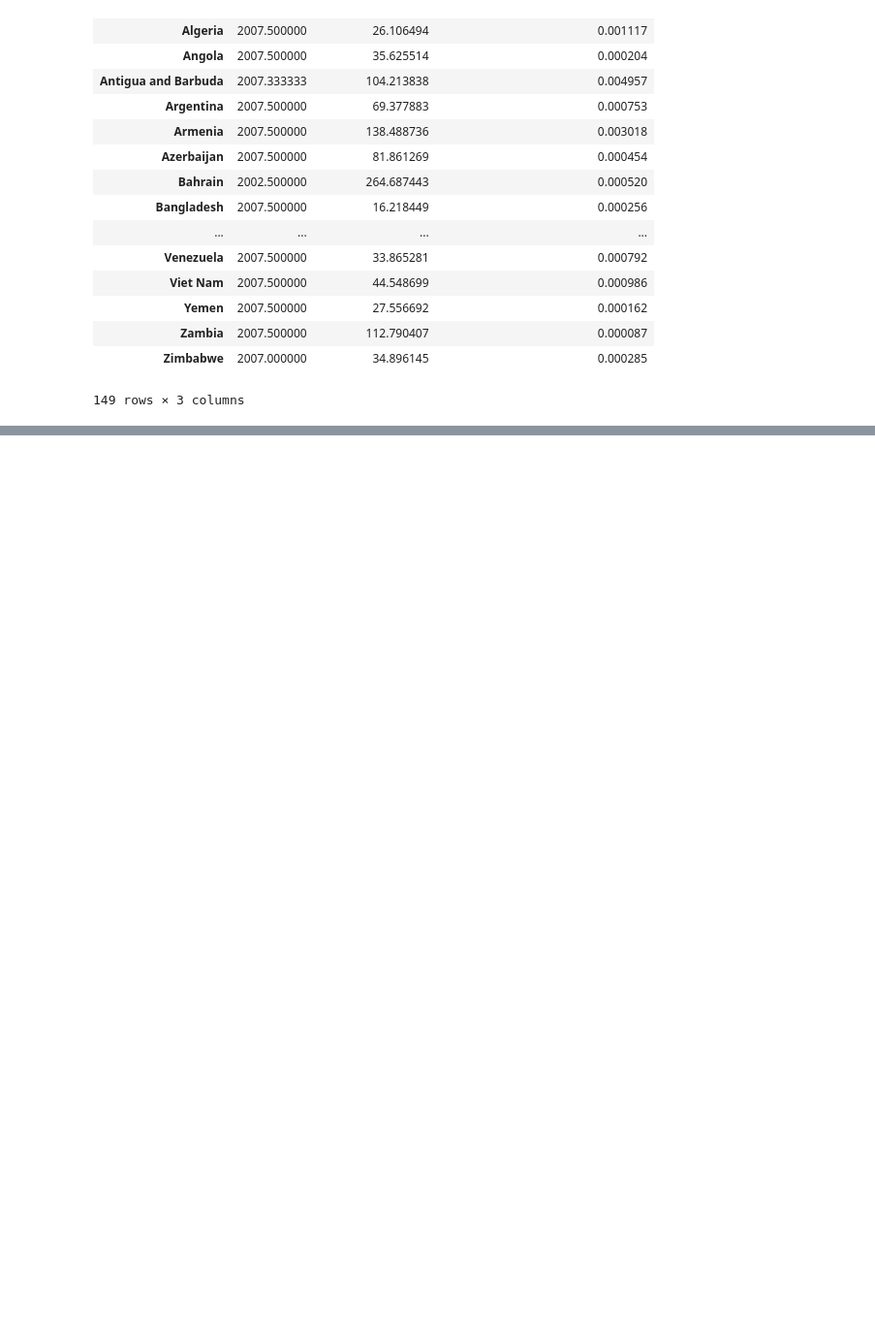
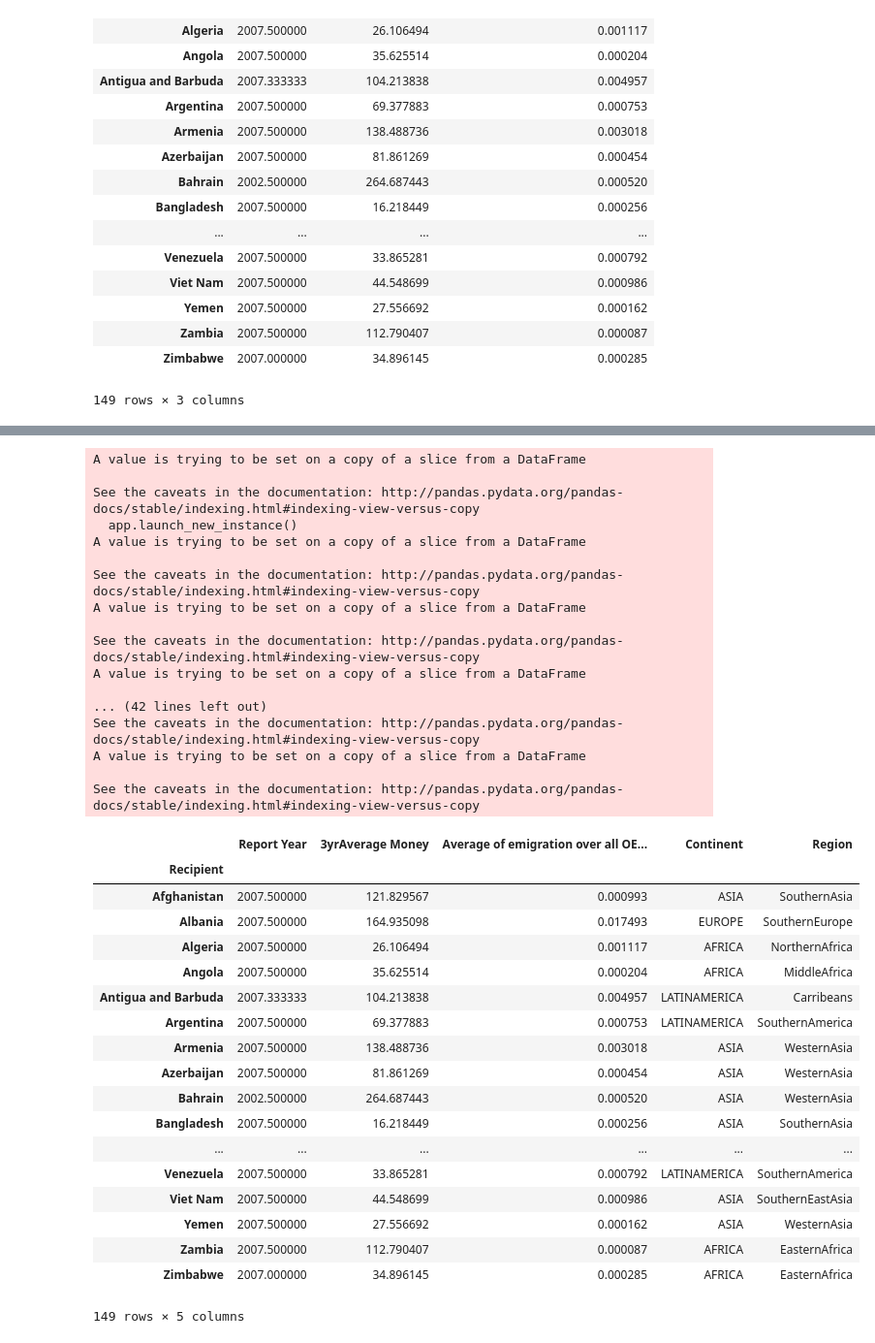
Before and after one commit to HalukaMB/dw_foreignaid, a Jupyter notebook: CleaningANDSumming.ipynb, the cells around one changed output, grey strips where cells are left out. Shown at 97% size. Saved outputs shown, nothing was run; the diff lists cells and outputs as text; code cells hidden in the pictures; blank space fills up the shorter version.

Commit message:
Plots and cleaning stable

```diff
--- a/CleaningANDSumming.ipynb
+++ b/CleaningANDSumming.ipynb
@@ -789,0 +821,61 @@ result1by1.to_csv("Raw_Data/country1by1.csv", index=True)
+# %%
+result=result1by1
+result["Region"]="None"
+result["Region"][result.index.isin(Oceania)==True] = 'Oceania'
+result["Region"][result.index.isin(Carribeans)==True] = 'Carribeans'
+result["Region"][result.index.isin(CentralAmerica)==True] = 'CentralAmerica'
+result["Region"][result.index.isin(NorthernAmerica)==True] = 'NorthernAmerica'
+result["Region"][result.index.isin(SouthernAmerica)==True] = 'SouthernAmerica'
+result["Region"][result.index.isin(WesternEurope)==True] = 'WesternEurope'
+result["Region"][result.index.isin(NorthernEurope)==True] = 'NorthernEurope'
+result["Region"][result.index.isin(EasternEurope)==True] = 'EasternEurope'
+result["Region"][result.index.isin(SouthernEurope)==True] = 'SouthernEurope'
+result["Region"][result.index.isin(WesternAsia)==True] = 'WesternAsia'
+result["Region"][result.index.isin(CentralAsia)==True] = 'CentralAsia'
+result["Region"][result.index.isin(SouthernEastAsia)==True] = 'SouthernEastAsia'
+result["Region"][result.index.isin(SouthernAsia)==True] = 'SouthernAsia'
+result["Region"][result.index.isin(EasternAsia)==True] = 'EasternAsia'
+result["Region"][result.index.isin(WesternAfrica)==True] = 'WesternAfrica'
+result["Region"][result.index.isin(SouthernAfrica)==True] = 'SouthernAfrica'
+result["Region"][result.index.isin(EasternAfrica)==True] = 'EasternAfrica'
+result["Region"][result.index.isin(NorthernAfrica)==True] = 'NorthernAfrica'
+result["Region"][result.index.isin(MiddleAfrica)==True] = 'MiddleAfrica'
+
+result
+# %% [output]
+A value is trying to be set on a copy of a slice from a DataFrame
+
+See the caveats in the documentation: http://pandas.pydata.org/pandas-docs/stable/indexing.html#indexing-view-versus-copy
+  app.launch_new_instance()
+A value is trying to be set on a copy of a slice from a DataFrame
+
+See the caveats in the documentation: http://pandas.pydata.org/pandas-docs/stable/indexing.html#indexing-view-versus-copy
+A value is trying to be set on a copy of a slice from a DataFrame
+
+See the caveats in the documentation: http://pandas.pydata.org/pandas-docs/stable/indexing.html#indexing-view-versus-copy
+A value is trying to be set on a copy of a slice from a DataFrame
+
+... (42 lines left out)
+See the caveats in the documentation: http://pandas.pydata.org/pandas-docs/stable/indexing.html#indexing-view-versus-copy
+A value is trying to be set on a copy of a slice from a DataFrame
+
+See the caveats in the documentation: http://pandas.pydata.org/pandas-docs/stable/indexing.html#indexing-view-versus-copy
+|  | Report Year | 3yrAverage Money | Average of emigration over all OE... | Continent | Region |
+| Recipient |  |  |  |  |  |
+| Afghanistan | 2007.500000 | 121.829567 | 0.000993 | ASIA | SouthernAsia |
+| Albania | 2007.500000 | 164.935098 | 0.017493 | EUROPE | SouthernEurope |
+| Algeria | 2007.500000 | 26.106494 | 0.001117 | AFRICA | NorthernAfrica |
+| Angola | 2007.500000 | 35.625514 | 0.000204 | AFRICA | MiddleAfrica |
+| Antigua and Barbuda | 2007.333333 | 104.213838 | 0.004957 | LATINAMERICA | Carribeans |
+| Argentina | 2007.500000 | 69.377883 | 0.000753 | LATINAMERICA | SouthernAmerica |
+| Armenia | 2007.500000 | 138.488736 | 0.003018 | ASIA | WesternAsia |
+| Azerbaijan | 2007.500000 | 81.861269 | 0.000454 | ASIA | WesternAsia |
+| Bahrain | 2002.500000 | 264.687443 | 0.000520 | ASIA | WesternAsia |
+| Bangladesh | 2007.500000 | 16.218449 | 0.000256 | ASIA | SouthernAsia |
+| ... | ... | ... | ... | ... | ... |
+| Venezuela | 2007.500000 | 33.865281 | 0.000792 | LATINAMERICA | SouthernAmerica |
+| Viet Nam | 2007.500000 | 44.548699 | 0.000986 | ASIA | SouthernEastAsia |
+| Yemen | 2007.500000 | 27.556692 | 0.000162 | ASIA | WesternAsia |
+| Zambia | 2007.500000 | 112.790407 | 0.000087 | AFRICA | EasternAfrica |
+| Zimbabwe | 2007.000000 | 34.896145 | 0.000285 | AFRICA | EasternAfrica |
+149 rows × 5 columns
```
Also changed, not shown: parts of 10 cells of this notebook, 33 other files.
